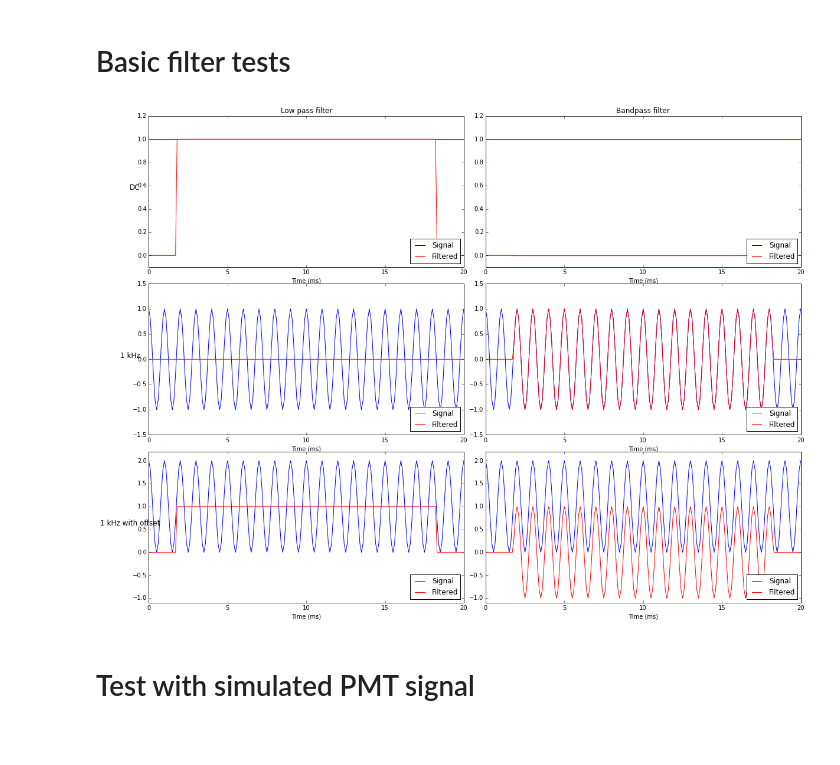
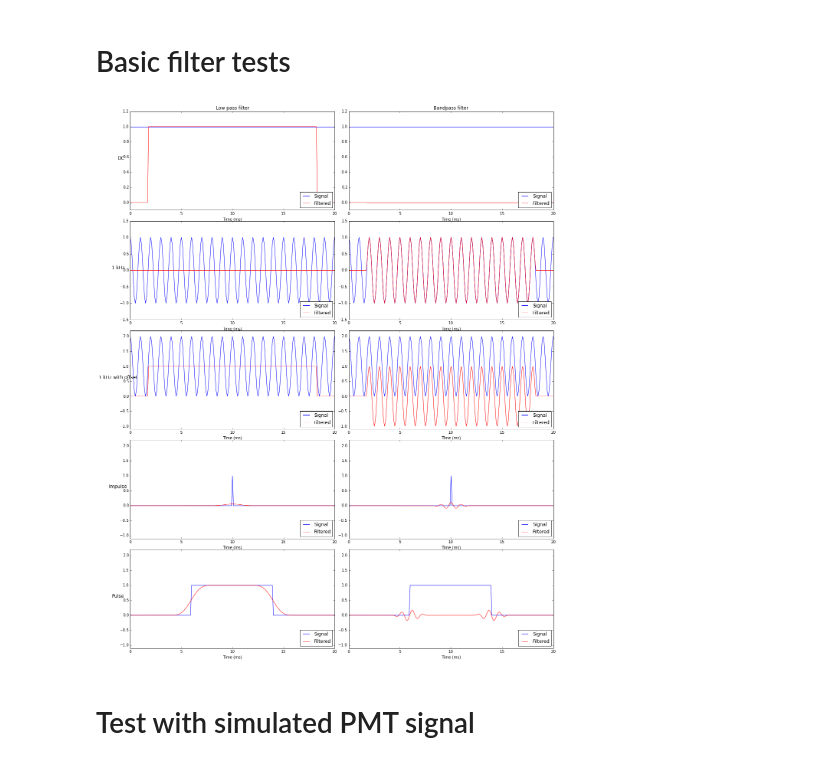
Before and after one commit to naushad-rahman/LIFSrProj_F15, a Jupyter notebook: DSP/digital_filter_explore/150708_apply_filters_to_simulated_data.ipynb, the cells around one changed output. Drawn from its saved outputs; the diff is of its cells as text; code cells hidden in the pictures; blank space fills up the shorter version.

Commit message:
Add impulse and pulse cases to basic filter tests in notebook

```diff
--- a/DSP/digital_filter_explore/150708_apply_filters_to_simulated_data.ipynb
+++ b/DSP/digital_filter_explore/150708_apply_filters_to_simulated_data.ipynb
@@ -168,8 +168,20 @@ raised_cos_1kHz = 1.0 + np.cos(2.0*np.pi*test_freq*(time_dac_output_ms * ms_to_s
 raised_cos_1kHz_lp_out = zero_phase_fir_on_array(raised_cos_1kHz, lp_coef_norm)
 raised_cos_1kHz_bp_out = zero_phase_fir_on_array(raised_cos_1kHz, bp_coef_norm)
 
+impulse = np.zeros(n_total_samples)
+impulse[(n_total_samples-1)/2] = 1.0
+impulse_lp_out = zero_phase_fir_on_array(impulse, lp_coef_norm)
+impulse_bp_out = zero_phase_fir_on_array(impulse, bp_coef_norm)
 
-fig, ((ax, ax2), (ax3, ax4), (ax5, ax6)) = plt.subplots(3, 2, figsize=(16,12))
+pulse = np.zeros(n_total_samples)
+pulse_width = 80
+pulse[(n_total_samples-1)/2 - pulse_width/2 : (n_total_samples-1)/2 + pulse_width/2] = 1.0
+pulse_lp_out = zero_phase_fir_on_array(pulse, lp_coef_norm)
+pulse_bp_out = zero_phase_fir_on_array(pulse, bp_coef_norm)
+
+
+
+fig, ((ax, ax2), (ax3, ax4), (ax5, ax6), (ax7, ax8), (ax9, ax10)) = plt.subplots(5, 2, figsize=(16,20))
 fig.tight_layout()
 
 ax.plot(time_dac_output_ms, dc_signal, label='Signal')
@@ -187,35 +199,61 @@ ax2.set_xlabel('Time (ms)')
 #ax2.set_ylabel('Signals')
 ax2.set_ylim(-0.1, 1.2)
 ax2.set_title('Bandpass filter')
 
 ax3.plot(time_dac_output_ms, cos_1kHz, label='Signal')
 ax3.plot(time_dac_output_ms, cos_1kHz_lp_out, 'r', label='Filtered')
 ax3.legend(loc=4)
 ax3.set_xlabel('Time (ms)')
 ax3.set_ylabel('1 kHz', rotation=0, size='large')
 ax3.set_ylim(-1.5, 1.5)
 
 ax4.plot(time_dac_output_ms, cos_1kHz, label='Signal')
 ax4.plot(time_dac_output_ms, cos_1kHz_bp_out, 'r', label='Filtered')
 ax4.legend(loc=4)
 ax4.set_xlabel('Time (ms)')
 #ax4.set_ylabel('Signals')
 ax4.set_ylim(-1.5, 1.5)
 
 ax5.plot(time_dac_output_ms, raised_cos_1kHz, label='Signal')
 ax5.plot(time_dac_output_ms, raised_cos_1kHz_lp_out, 'r', label='Filtered')
 ax5.legend(loc=4)
 ax5.set_xlabel('Time (ms)')
 ax5.set_ylabel('1 kHz with offset', rotation=0, size='large')
 ax5.set_ylim(-1.1, 2.2)
 
 ax6.plot(time_dac_output_ms, raised_cos_1kHz, label='Signal')
 ax6.plot(time_dac_output_ms, raised_cos_1kHz_bp_out, 'r', label='Filtered')
 ax6.legend(loc=4)
 ax6.set_xlabel('Time (ms)')
-ax6.set_ylim(-1.1, 2.2);
+ax6.set_ylim(-1.1, 2.2)
+
+ax7.plot(time_dac_output_ms, impulse, label='Signal')
+ax7.plot(time_dac_output_ms, impulse_lp_out, 'r', label='Filtered')
+ax7.legend(loc=4)
+ax7.set_xlabel('Time (ms)')
+ax7.set_ylabel('Impulse', rotation=0, size='large')
+ax7.set_ylim(-1.1, 2.2)
+
+ax8.plot(time_dac_output_ms, impulse, label='Signal')
+ax8.plot(time_dac_output_ms, impulse_bp_out, 'r', label='Filtered')
+ax8.legend(loc=4)
+ax8.set_xlabel('Time (ms)')
+ax8.set_ylim(-1.1, 2.2)
+
+ax9.plot(time_dac_output_ms, pulse, label='Signal')
+ax9.plot(time_dac_output_ms, pulse_lp_out, 'r', label='Filtered')
+ax9.legend(loc=4)
+ax9.set_xlabel('Time (ms)')
+ax9.set_ylabel('Pulse', rotation=0, size='large')
+ax9.set_ylim(-1.1, 2.2)
+
+ax10.plot(time_dac_output_ms, pulse, label='Signal')
+ax10.plot(time_dac_output_ms, pulse_bp_out, 'r', label='Filtered')
+ax10.legend(loc=4)
+ax10.set_xlabel('Time (ms)')
+ax10.set_ylim(-1.1, 2.2);
 # %% [output]
-[figure, old version]
+[figure, new version]
 # %% [markdown]
 # Test with simulated PMT signal
 # %% [markdown]
```
